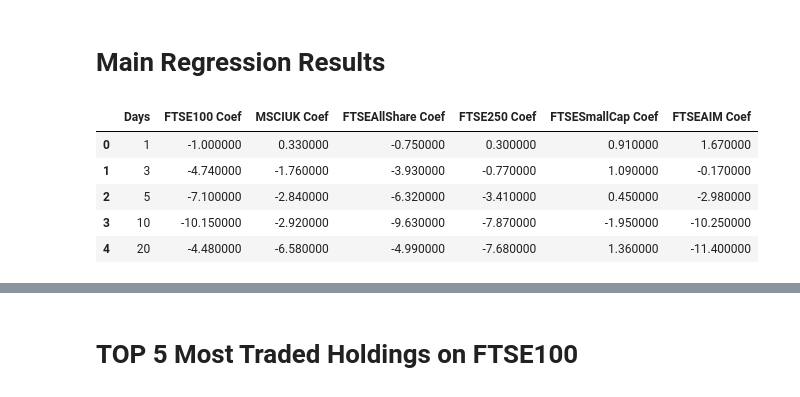
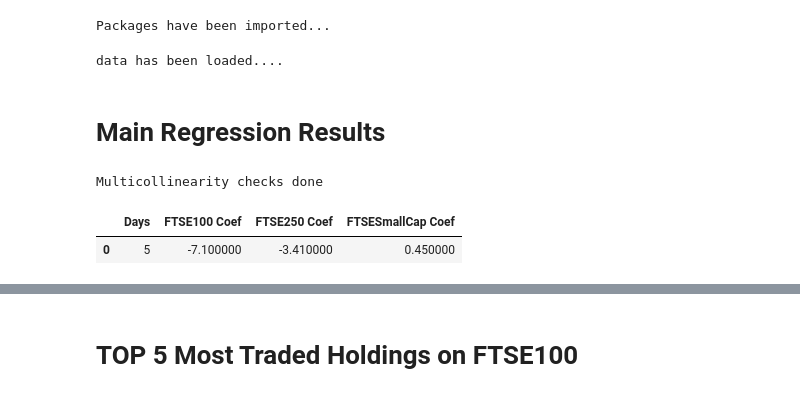
Before and after one commit to ThalyaGIT/UK-Music-Index-Returns, a Jupyter notebook: 3_data-analysis_notebooks/Experiment_2408.ipynb, the cells around one changed output, grey strips where cells are left out. Cells and saved outputs as stored; diff of their text form; code cells hidden in the pictures.

```diff
--- a/3_data-analysis_notebooks/Experiment_2408.ipynb
+++ b/3_data-analysis_notebooks/Experiment_2408.ipynb
@@ -1,6 +1,7 @@
 # %% [markdown]
 <a href="https://colab.research.google.com/github/ThalyaGIT/UK-Music-Index-Returns/blob/main/3_data-analysis_notebooks/Experiment_2408.ipynb" target="_parent"><img src="https://colab.research.google.com/assets/colab-badge.svg" alt="Open In Colab"/></a>
 # %%
+# @title
 # Import packages
 import pandas as pd
 import statsmodels.api as sm
@@ -9,7 +10,13 @@ import matplotlib.pyplot as plt
 import numpy as np
 from tabulate import tabulate
 from scipy import stats
+from statsmodels.stats.outliers_influence import variance_inflation_factor
+
+print("Packages have been imported...")
+# %% [output]
+Packages have been imported...
 # %%
+# @title
 # Open CSV into dataframe
 url_1_day = 'https://raw.githubusercontent.com/ThalyaGIT/UK-Music-Index-Returns/main/0-data-gold/data_1_days.csv'
 url_3_day = 'https://raw.githubusercontent.com/ThalyaGIT/UK-Music-Index-Returns/main/0-data-gold/data_3_days.csv'
@@ -22,6 +29,24 @@ df_3_day = pd.read_csv(url_3_day)
 df_5_day = pd.read_csv(url_5_day)
 df_10_day = pd.read_csv(url_10_day)
 df_20_day = pd.read_csv(url_20_day)
+
+
+# Open CSV into dataframe with TED
+url_1_day_TED = 'https://raw.githubusercontent.com/ThalyaGIT/UK-Music-Index-Returns/main/0-data-gold/data_1_days_TED.csv'
+url_3_day_TED = 'https://raw.githubusercontent.com/ThalyaGIT/UK-Music-Index-Returns/main/0-data-gold/data_3_days_TED.csv'
+url_5_day_TED = 'https://raw.githubusercontent.com/ThalyaGIT/UK-Music-Index-Returns/main/0-data-gold/data_5_days_TED.csv'
+url_10_day_TED = 'https://raw.githubusercontent.com/ThalyaGIT/UK-Music-Index-Returns/main/0-data-gold/data_10_days_TED.csv'
+url_20_day_TED = 'https://raw.githubusercontent.com/ThalyaGIT/UK-Music-Index-Returns/main/0-data-gold/data_20_days_TED.csv'
+
+df_1_day_TED = pd.read_csv(url_1_day_TED)
+df_3_day_TED = pd.read_csv(url_3_day_TED)
+df_5_day_TED = pd.read_csv(url_5_day_TED)
+df_10_day_TED = pd.read_csv(url_10_day_TED)
+df_20_day_TED = pd.read_csv(url_20_day_TED)
+
+print("data has been loaded....")
+# %% [output]
+data has been loaded....
 # %% [markdown]
 # **Main Regression Results**
 # %%
@@ -31,8 +56,9 @@ df_20_day = pd.read_csv(url_20_day)
 # Initialize an empty list to store results
 results = []
 
-indices = ['FTSE100', 'MSCIUK', 'FTSEAllShare', 'FTSE250', 'FTSESmallCap', 'FTSEAIM']
-days_list = [1, 3, 5, 10, 20]
+indices = ['FTSE100', 'FTSE250', 'FTSESmallCap']
+days_list = [5]
+#days_list = [1, 3, 5, 10]
 
 for days in days_list:
     result_row = [days]  # Start the row with the number of days
@@ -78,6 +104,11 @@ for days in days_list:
         if X.shape[0] > 0 and y.shape[0] > 0:  # Proceed only if there's valid data
             # Add a constant term to the model
             X = sm.add_constant(X)
+
+            # vif_data = pd.DataFrame()
+            # vif_data['feature'] = X.columns
+            # vif_data['VIF'] = [variance_inflation_factor(X.values, i) for i in range(X.shape[1])]
+            # print(vif_data)
 
             # Fit the model
             model = sm.OLS(y, X).fit()
@@ -104,34 +135,32 @@
 
 # Define a function to apply the styling based on significance
 def color_rows(row, original_results):
     colors = []
     for i in range(1, len(row)):  # Skip Days, then iterate through Coefs
         # Safely access the original tuple
         item = original_results[row.name][i]
         if isinstance(item, tuple):
             coef, p_value = item
             if coef is not None and p_value < 0.1:  # Only color if p-value < 0.1 (significant)
                 if coef > 0:
                     colors.append('background-color: green')
                 elif coef < 0:
                     colors.append('background-color: red')
                 else:
                     colors.append('')
             else:
                 colors.append('')  # No color for non-significant or None
         else:
             colors.append('')  # No color if item is not a tuple
     return [''] * 1 + colors  # No coloring for Days
 
 # Apply the function to each row of the DataFrame, passing the original results
 styled_df = results_df.style.apply(color_rows, axis=1, original_results=results)
 
+print("Multicollinearity checks done")
 # Display the styled DataFrame
 styled_df
 # %% [output]
+Multicollinearity checks done
-|  | Days | FTSE100 Coef | MSCIUK Coef | FTSEAllShare Coef | FTSE250 Coef | FTSESmallCap Coef | FTSEAIM Coef |
-| 0 | 1 | -1.000000 | 0.330000 | -0.750000 | 0.300000 | 0.910000 | 1.670000 |
-| 1 | 3 | -4.740000 | -1.760000 | -3.930000 | -0.770000 | 1.090000 | -0.170000 |
-| 2 | 5 | -7.100000 | -2.840000 | -6.320000 | -3.410000 | 0.450000 | -2.980000 |
-| 3 | 10 | -10.150000 | -2.920000 | -9.630000 | -7.870000 | -1.950000 | -10.250000 |
-| 4 | 20 | -4.480000 | -6.580000 | -4.990000 | -7.680000 | 1.360000 | -11.400000 |
+|  | Days | FTSE100 Coef | FTSE250 Coef | FTSESmallCap Coef |
+| 0 | 5 | -7.100000 | -3.410000 | 0.450000 |
```
Also changed, not shown: parts of 10 cells of this notebook.
